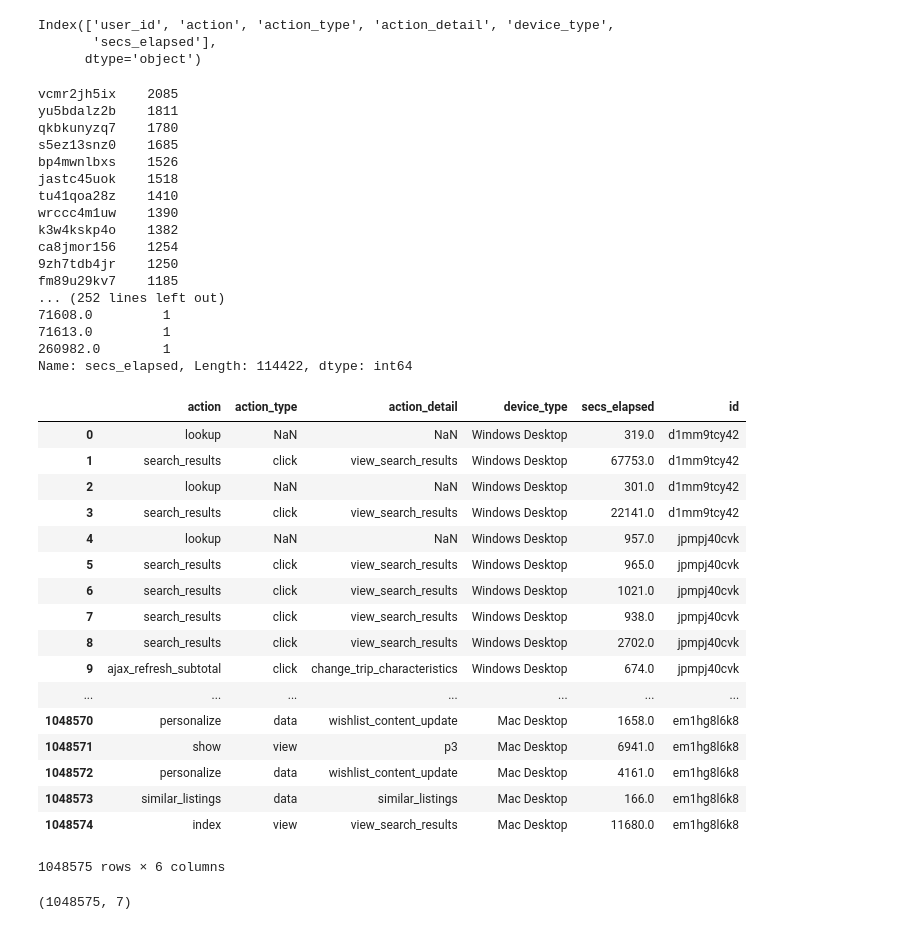
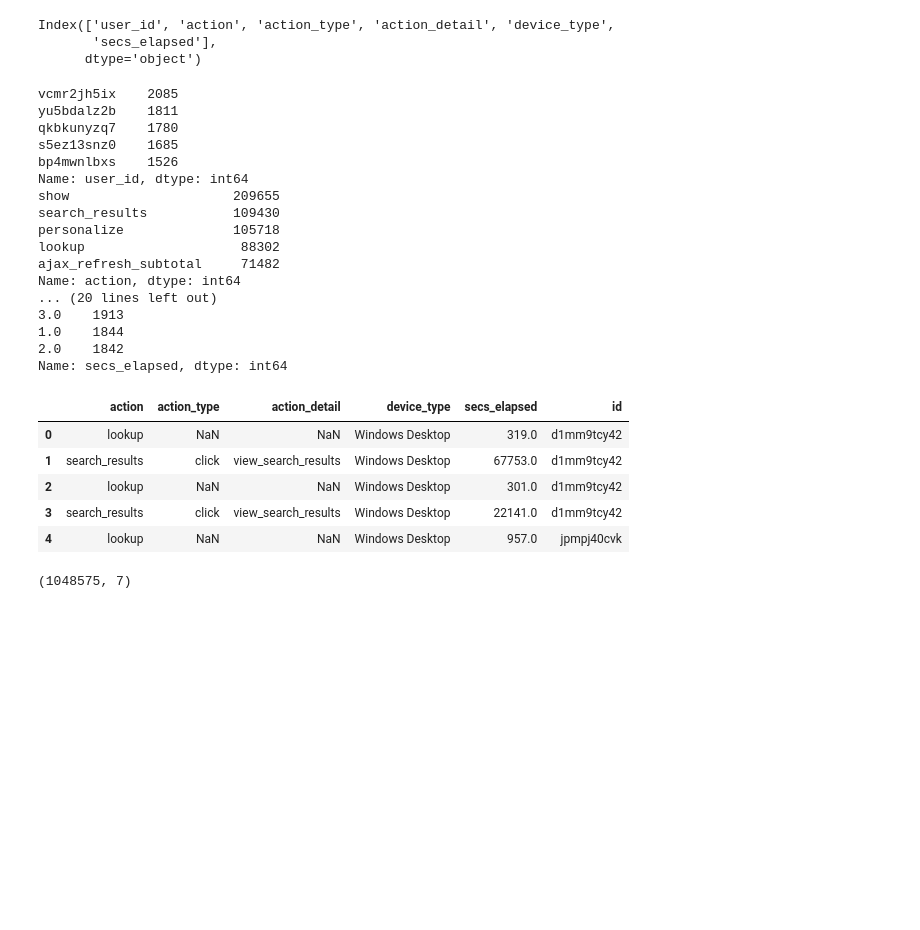
Before and after one commit to troywu666/Airbnb_data_analyse, a Jupyter notebook: 订房预测.ipynb, the cells around one changed output. Drawn from its saved outputs; the diff is of its cells as text; code cells hidden in the pictures; blank space fills up the shorter version.

```diff
--- a/订房预测.ipynb
+++ b/订房预测.ipynb
@@ -323,47 +323,35 @@ Index(['user_id', 'action', 'action_type', 'action_detail', 'device_type',
       dtype='object')
 # %%
 for i in df_session.columns:
-    print(df_session[i].value_counts(),end='')
+    print(df_session[i].value_counts().head())
 # %% [output]
 vcmr2jh5ix    2085
 yu5bdalz2b    1811
 qkbkunyzq7    1780
 s5ez13snz0    1685
 bp4mwnlbxs    1526
-jastc45uok    1518
-tu41qoa28z    1410
-wrccc4m1uw    1390
-k3w4kskp4o    1382
-ca8jmor156    1254
-9zh7tdb4jr    1250
-fm89u29kv7    1185
-... (252 lines left out)
-71608.0         1
-71613.0         1
-260982.0        1
-Name: secs_elapsed, Length: 114422, dtype: int64
+Name: user_id, dtype: int64
+show                     209655
+search_results           109430
+personalize              105718
+lookup                    88302
+ajax_refresh_subtotal     71482
+Name: action, dtype: int64
+... (20 lines left out)
+3.0    1913
+1.0    1844
+2.0    1842
+Name: secs_elapsed, dtype: int64
 # %%
 df_session['id']=df_session['user_id']
-df_session.drop(['user_id'],axis=1)
+df_session.drop(['user_id'],axis=1).head()
 # %% [output]
 |  | action | action_type | action_detail | device_type | secs_elapsed | id |
 | 0 | lookup | NaN | NaN | Windows Desktop | 319.0 | d1mm9tcy42 |
 | 1 | search_results | click | view_search_results | Windows Desktop | 67753.0 | d1mm9tcy42 |
 | 2 | lookup | NaN | NaN | Windows Desktop | 301.0 | d1mm9tcy42 |
 | 3 | search_results | click | view_search_results | Windows Desktop | 22141.0 | d1mm9tcy42 |
 | 4 | lookup | NaN | NaN | Windows Desktop | 957.0 | jpmpj40cvk |
-| 5 | search_results | click | view_search_results | Windows Desktop | 965.0 | jpmpj40cvk |
-| 6 | search_results | click | view_search_results | Windows Desktop | 1021.0 | jpmpj40cvk |
-| 7 | search_results | click | view_search_results | Windows Desktop | 938.0 | jpmpj40cvk |
-| 8 | search_results | click | view_search_results | Windows Desktop | 2702.0 | jpmpj40cvk |
-| 9 | ajax_refresh_subtotal | click | change_trip_characteristics | Windows Desktop | 674.0 | jpmpj40cvk |
-| ... | ... | ... | ... | ... | ... | ... |
-| 1048570 | personalize | data | wishlist_content_update | Mac Desktop | 1658.0 | em1hg8l6k8 |
-| 1048571 | show | view | p3 | Mac Desktop | 6941.0 | em1hg8l6k8 |
-| 1048572 | personalize | data | wishlist_content_update | Mac Desktop | 4161.0 | em1hg8l6k8 |
-| 1048573 | similar_listings | data | similar_listings | Mac Desktop | 166.0 | em1hg8l6k8 |
-| 1048574 | index | view | view_search_results | Mac Desktop | 11680.0 | em1hg8l6k8 |
-1048575 rows × 6 columns
 # %%
 df_session.shape
 # %% [output]
```
Also changed, not shown: parts of 2 cells of this notebook, 1 other file.
